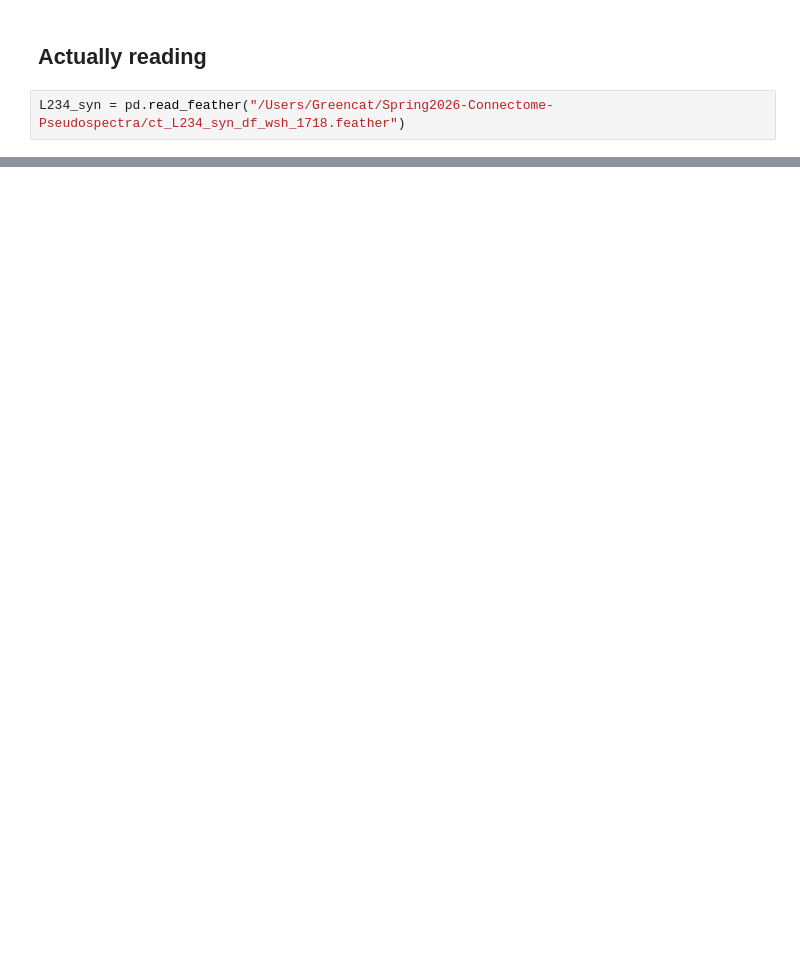
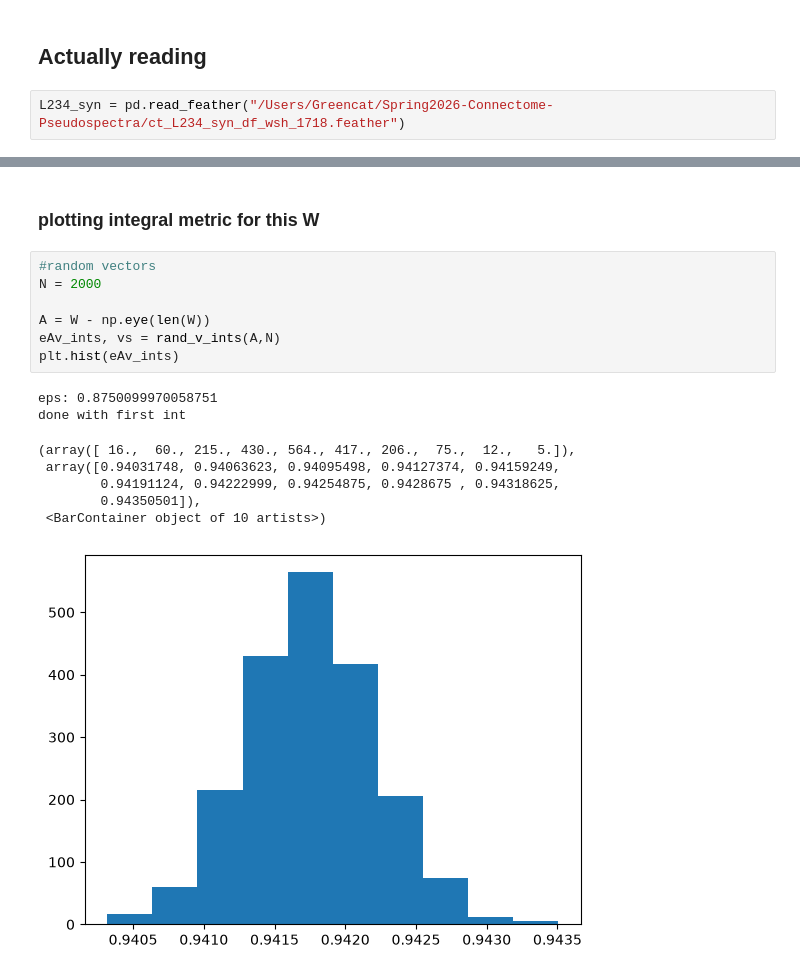
Before and after one commit to jgreen83/Spring2026-Connectome-Pseudospectra, a Jupyter notebook: L234_balance_pseudospec.ipynb, the cells around one changed output, grey strips where cells are left out. Drawn from its saved outputs; the diff is of its cells as text; blank space fills up the shorter version.

```diff
--- a/L234_balance_pseudospec.ipynb
+++ b/L234_balance_pseudospec.ipynb
@@ -412,0 +502,18 @@ print(L234_syn[0:5])
+# %% [markdown]
+### plotting integral metric for this W
+# %%
+#random vectors
+N = 2000
+
+A = W - np.eye(len(W))
+eAv_ints, vs = rand_v_ints(A,N)
+plt.hist(eAv_ints)
+# %% [output]
+eps: 0.8750099970058751
+done with first int
+(array([ 16.,  60., 215., 430., 564., 417., 206.,  75.,  12.,   5.]),
+ array([0.94031748, 0.94063623, 0.94095498, 0.94127374, 0.94159249,
+        0.94191124, 0.94222999, 0.94254875, 0.9428675 , 0.94318625,
+        0.94350501]),
+ <BarContainer object of 10 artists>)
+[figure, added]
```
Also changed, not shown: parts of 51 cells of this notebook, 1 other file.
